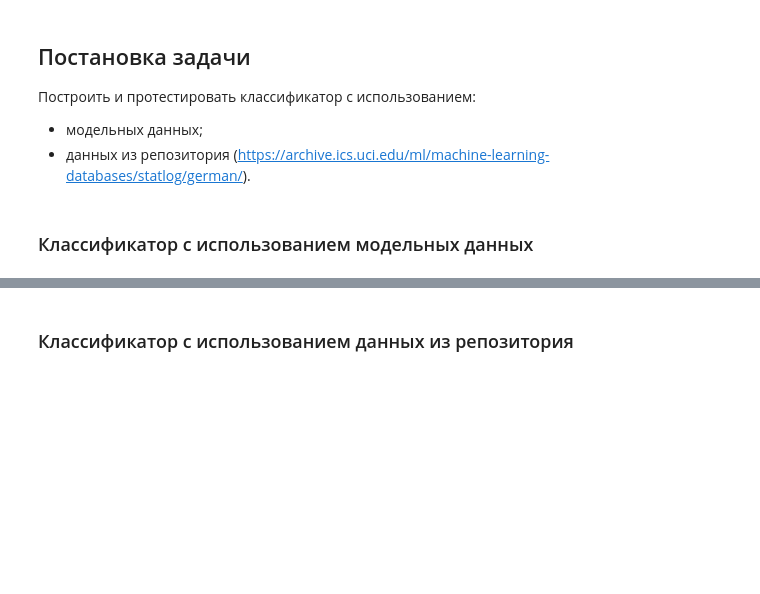
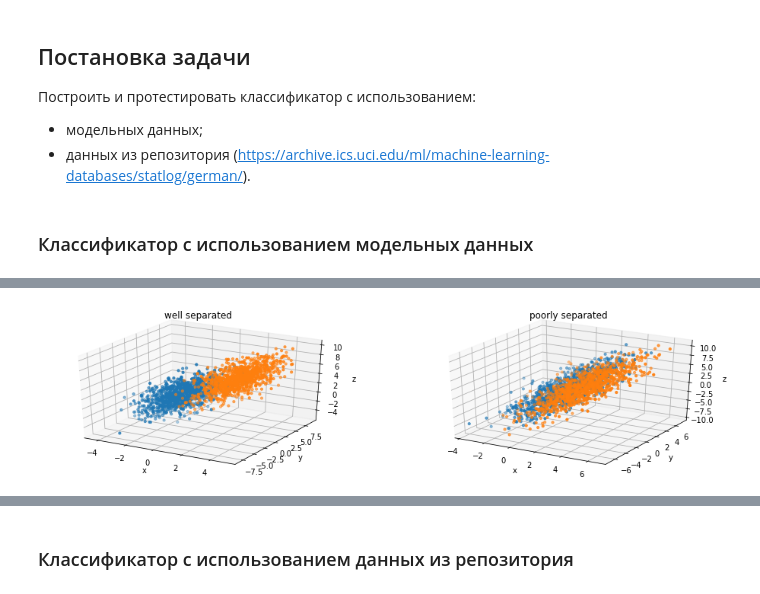
Before and after one commit to DmitriiKondratev/Economic_decision_theory, a Jupyter notebook: Discriminant_analysis/Discriminant_analysis.ipynb, the cells around one changed output, grey strips where cells are left out. Drawn from its saved outputs; the diff is of its cells as text; code cells hidden in the pictures; blank space fills up the shorter version.

```diff
--- a/Discriminant_analysis/Discriminant_analysis.ipynb
+++ b/Discriminant_analysis/Discriminant_analysis.ipynb
@@ -11,6 +12,22 @@ import matplotlib.pyplot as plt
 Построить и протестировать классификатор с использованием:
 - модельных данных;
 - данных из репозитория (https://archive.ics.uci.edu/ml/machine-learning-databases/statlog/german/).
+# %%
+def print_points(points, ax):
+    for c in points:
+        ax.scatter(c[:,0], c[:,1], c[:,2], s=10, c=None, depthshade=True)
+
+def print_data(data, filename):
+    fig = plt.figure(figsize=plt.figaspect(0.25))
+    for i in range(len(data)):
+        ax = fig.add_subplot(1, len(data), i+1, projection='3d')
+        print_points(data[i][0], ax)
+        ax.set_xlabel('x')
+        ax.set_ylabel('y')
+        ax.set_zlabel('z')
+        ax.set_title(data[i][1])
+    fig.savefig("pictures/" + filename)
+    plt.show()
 # %%
 def get_estimation_mu(D):
     return [sum(D[i])/len(D[i]) for i in range(len(D))]
@@ -146,0 +146,25 @@ P = (0.030231350156609996, 0.030231350156609996)
+# %%
+mu_g = np.array([[-1, 0, 1,],
+                 [2, 3, 4]])
+sigma_g = [[1,1,1],
+           [1,3,2],
+           [1,2,4]]
+
+mu_b = np.array([[1, 0.5, 0,],
+                   [2, 1, 1]])
+sigma_b = [[2,2,3],
+           [2,5,6],
+           [3,6,9]]
+
+n = [1000, 1000]
+N = 500
+
+n_eq = [100, 250, 500, 750, 1000]
+n_uneq = [[1000, 100], [1000, 200], [1000, 250], [1000, 500], [1000, 750]]
+# %%
+np.random.seed(42)
+D_g, X_g, y_g = generate_data(mu_g, sigma_g, n, N)
+D_b, X_b, y_b = generate_data(mu_b, sigma_b, n, N)
+print_data([[D_g,'well separated'], [D_b,'poorly separated']], "eq_sets")
+# %% [output]
+[figure, added]
```
Also changed, not shown: parts of 6 cells of this notebook.
